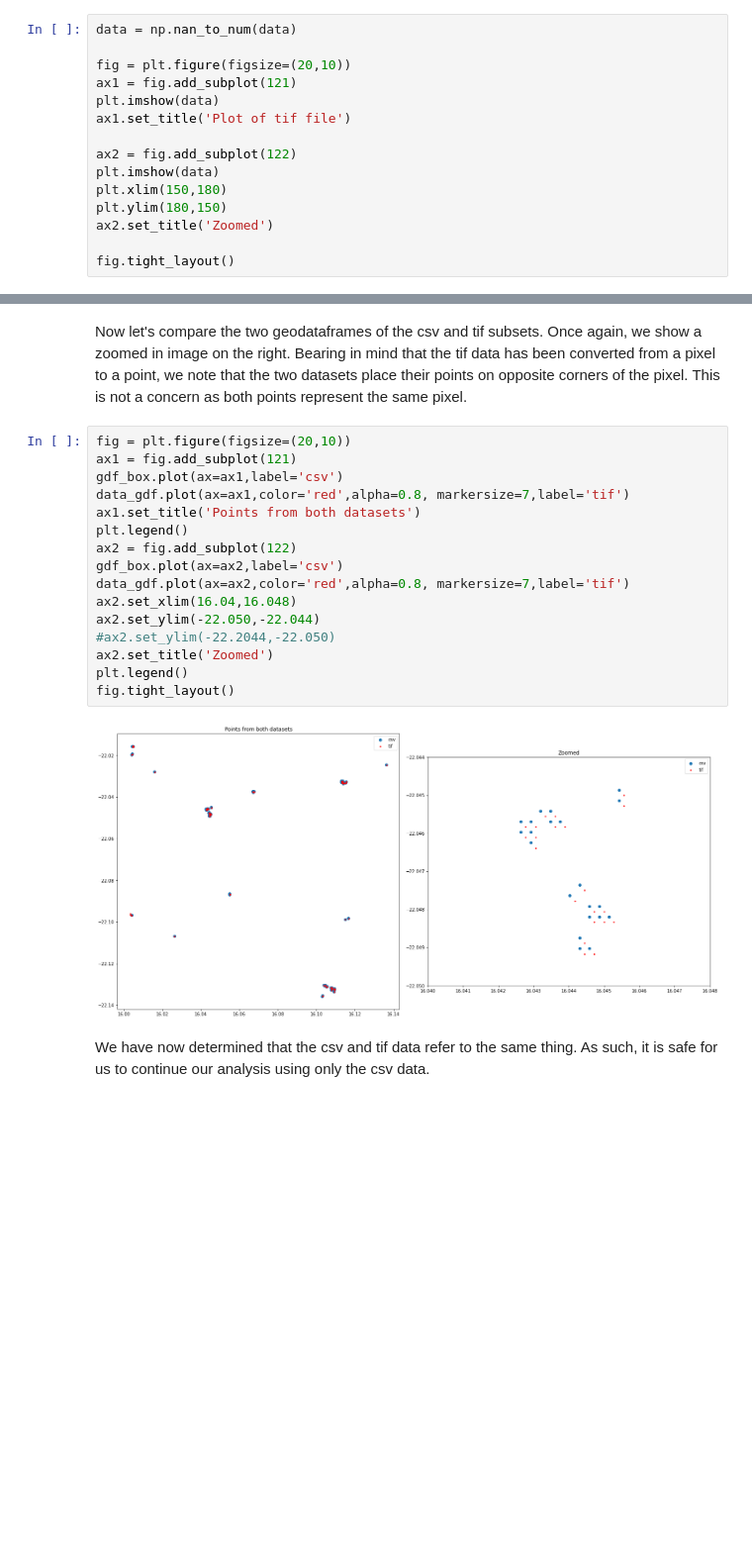
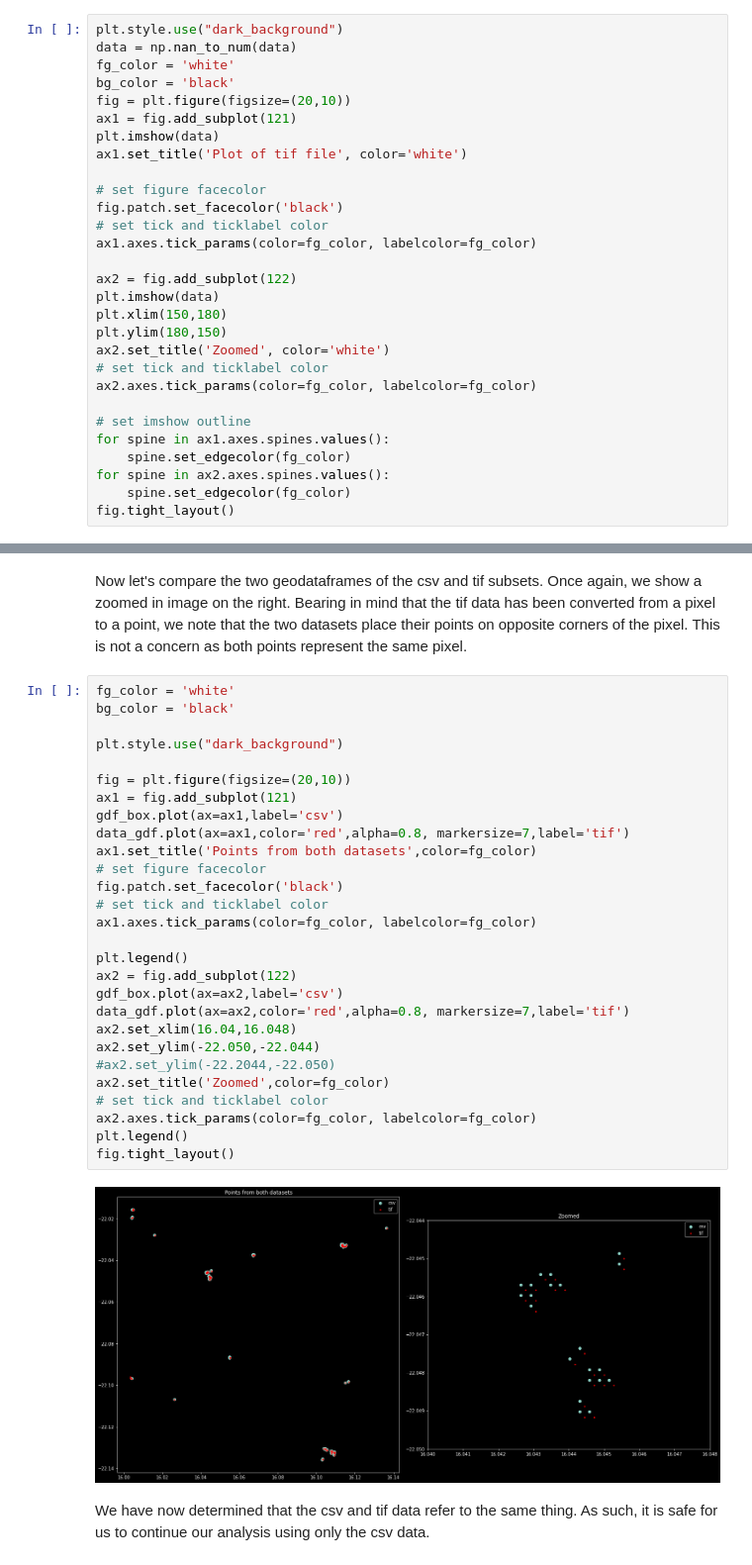
Before and after one commit to heikoheilgendorff/adh_data_blog, a Jupyter notebook: _notebooks/2022-08-12-geo-data-prep-tutorial.ipynb, the cells around one changed output, grey strips where cells are left out. Shown at 99% size. Cells and saved outputs as stored; diff of their text form; blank space fills up the shorter version.

```diff
--- a/_notebooks/2022-08-12-geo-data-prep-tutorial.ipynb
+++ b/_notebooks/2022-08-12-geo-data-prep-tutorial.ipynb
@@ -65,18 +65,32 @@ gdf_box = gpd.read_file('%szaf_women_2020_csv_geo.geojson'%data_path,bbox=(lon_m
 # %% [markdown]
 Right, let's take a look at the subset of the tif data. We can also zoom in to see that each point in the tif file is a square pixel.
 # %%
+plt.style.use("dark_background")
 data = np.nan_to_num(data)
-
+fg_color = 'white'
+bg_color = 'black'
 fig = plt.figure(figsize=(20,10))
 ax1 = fig.add_subplot(121)
 plt.imshow(data)
-ax1.set_title('Plot of tif file')
+ax1.set_title('Plot of tif file', color='white')
+
+# set figure facecolor
+fig.patch.set_facecolor('black')
+# set tick and ticklabel color
+ax1.axes.tick_params(color=fg_color, labelcolor=fg_color)
 
 ax2 = fig.add_subplot(122)
 plt.imshow(data)
 plt.xlim(150,180)
 plt.ylim(180,150)
-ax2.set_title('Zoomed')
+ax2.set_title('Zoomed', color='white')
+# set tick and ticklabel color
+ax2.axes.tick_params(color=fg_color, labelcolor=fg_color)
 
+# set imshow outline
+for spine in ax1.axes.spines.values():
+    spine.set_edgecolor(fg_color)
+for spine in ax2.axes.spines.values():
+    spine.set_edgecolor(fg_color)
 fig.tight_layout()
 # %% [output]
@@ -84,22 +98,34 @@ fig.tight_layout()
 # %% [markdown]
 Now let's compare the two geodataframes of the csv and tif subsets. Once again, we show a zoomed in image on the right. Bearing in mind that the tif data has been converted from a pixel to a point, we note that the two datasets place their points on opposite corners of the pixel. This is not a concern as both points represent the same pixel.
 # %%
+fg_color = 'white'
+bg_color = 'black'
+
+plt.style.use("dark_background")
+
 fig = plt.figure(figsize=(20,10))
 ax1 = fig.add_subplot(121)
 gdf_box.plot(ax=ax1,label='csv')
 data_gdf.plot(ax=ax1,color='red',alpha=0.8, markersize=7,label='tif')
-ax1.set_title('Points from both datasets')
+ax1.set_title('Points from both datasets',color=fg_color)
+# set figure facecolor
+fig.patch.set_facecolor('black')
+# set tick and ticklabel color
+ax1.axes.tick_params(color=fg_color, labelcolor=fg_color)
+
 plt.legend()
 ax2 = fig.add_subplot(122)
 gdf_box.plot(ax=ax2,label='csv')
 data_gdf.plot(ax=ax2,color='red',alpha=0.8, markersize=7,label='tif')
 ax2.set_xlim(16.04,16.048)
 ax2.set_ylim(-22.050,-22.044)
 #ax2.set_ylim(-22.2044,-22.050)
-ax2.set_title('Zoomed')
+ax2.set_title('Zoomed',color=fg_color)
+# set tick and ticklabel color
+ax2.axes.tick_params(color=fg_color, labelcolor=fg_color)
 plt.legend()
 fig.tight_layout()
 # %% [output]
-[figure, old version]
+[figure, new version]
 # %% [markdown]
 We have now determined that the csv and tif data refer to the same thing. As such, it is safe for us to continue our analysis using only the csv data.
```
Also changed, not shown: parts of 2 cells of this notebook.
